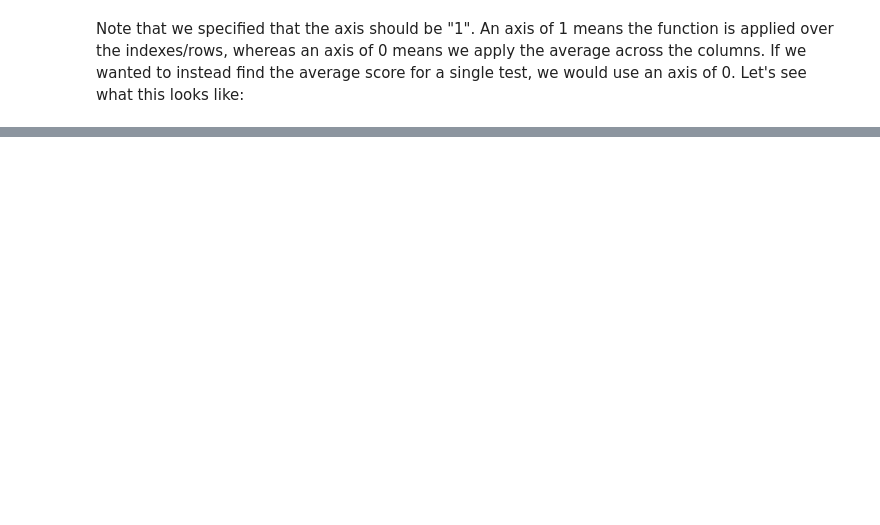
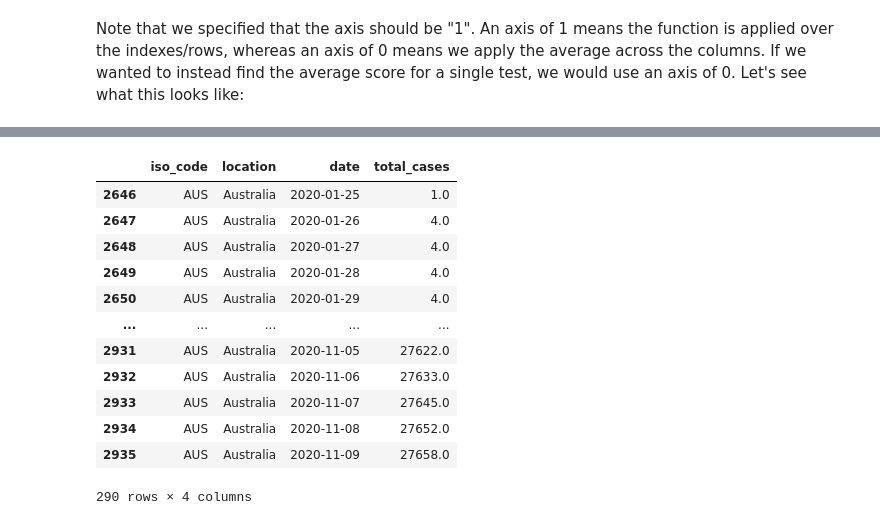
Before and after one commit to UWA-Robotics-Club/workshops, a Jupyter notebook: URC_EWB_PythonWorkshop/URC_x_EWB_Python_Workshop.ipynb, the cells around one changed output, grey strips where cells are left out. Cells and saved outputs as stored; diff of their text form; code cells hidden in the pictures; blank space fills up the shorter version.

```diff
--- a/URC_EWB_PythonWorkshop/URC_x_EWB_Python_Workshop.ipynb
+++ b/URC_EWB_PythonWorkshop/URC_x_EWB_Python_Workshop.ipynb
@@ -380,0 +650,17 @@ fig.show()
+# %%
+australia_data = minified_df[minified_df['iso_code']=="AUS"].dropna()
+australia_data
+# %% [output]
+|  | iso_code | location | date | total_cases |
+| 2646 | AUS | Australia | 2020-01-25 | 1.0 |
+| 2647 | AUS | Australia | 2020-01-26 | 4.0 |
+| 2648 | AUS | Australia | 2020-01-27 | 4.0 |
+| 2649 | AUS | Australia | 2020-01-28 | 4.0 |
+| 2650 | AUS | Australia | 2020-01-29 | 4.0 |
+| ... | ... | ... | ... | ... |
+| 2931 | AUS | Australia | 2020-11-05 | 27622.0 |
+| 2932 | AUS | Australia | 2020-11-06 | 27633.0 |
+| 2933 | AUS | Australia | 2020-11-07 | 27645.0 |
+| 2934 | AUS | Australia | 2020-11-08 | 27652.0 |
+| 2935 | AUS | Australia | 2020-11-09 | 27658.0 |
+290 rows × 4 columns
```
Also changed, not shown: parts of 77 cells of this notebook, 1 other file.
